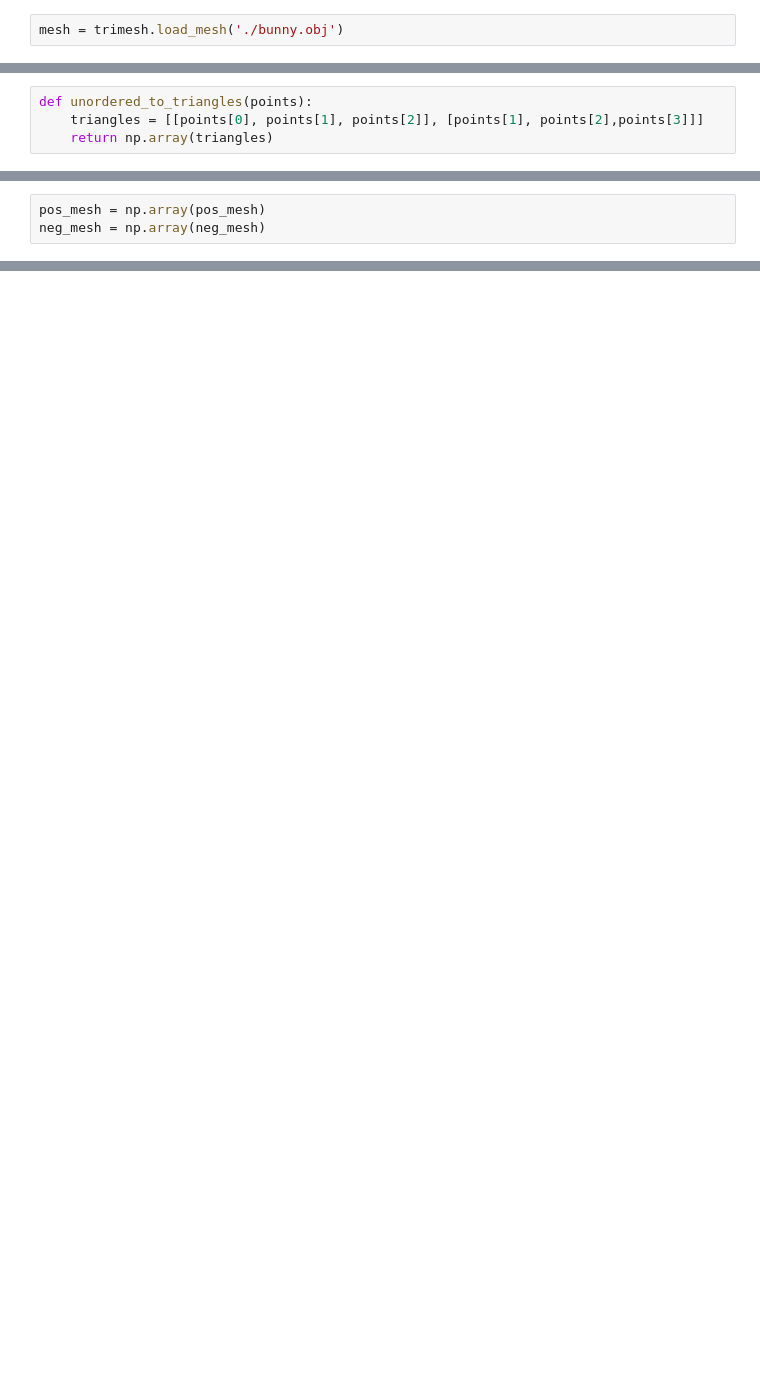
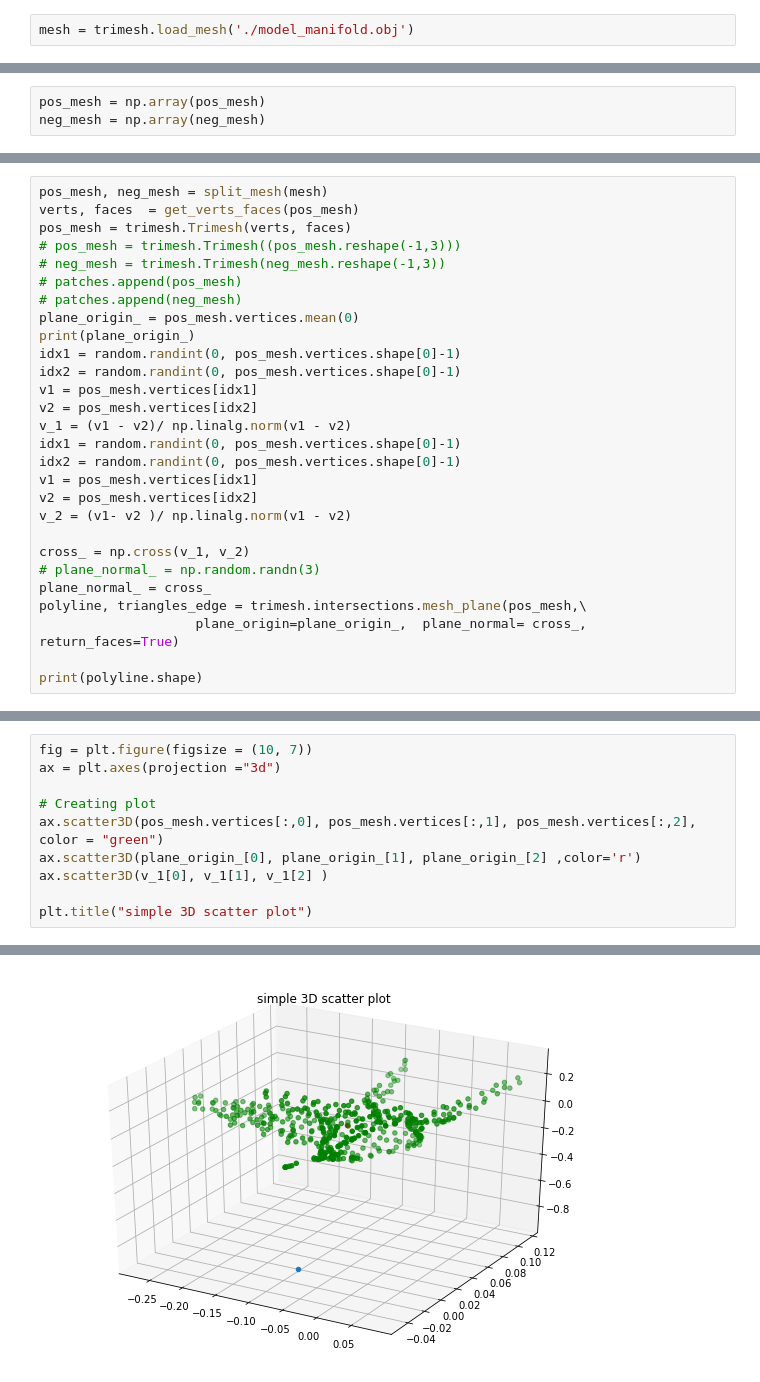
Before and after one commit to aradhyamathur/graphics_utils, a Jupyter notebook: mesh_surface_patch.ipynb, the cells around one changed output, grey strips where cells are left out. Saved outputs shown, nothing was run; the diff lists cells and outputs as text; blank space fills up the shorter version.

```diff
--- a/mesh_surface_patch.ipynb
+++ b/mesh_surface_patch.ipynb
@@ -3,2 +5,2 @@ import trimesh
 # %%
-mesh = trimesh.load_mesh('./bunny.obj')
+mesh = trimesh.load_mesh('./model_manifold.obj')
@@ -84,7 +107,3 @@ point,normal
 bbox_mesh = trimesh.Trimesh()
 bbox_mesh.vertices = bbox_verts
 bbox_mesh.faces  = bbox_tri
-# %%
-def unordered_to_triangles(points):
-    triangles = [[points[0], points[1], points[2]], [points[1], points[2],points[3]]]
-    return np.array(triangles)
@@ -169,0 +392,28 @@ Renderer(camera=PerspectiveCamera(children=(DirectionalLight(color='white', inte
+# %%
+pos_mesh, neg_mesh = split_mesh(mesh)
+verts, faces  = get_verts_faces(pos_mesh)
+pos_mesh = trimesh.Trimesh(verts, faces)
+# pos_mesh = trimesh.Trimesh((pos_mesh.reshape(-1,3)))
+# neg_mesh = trimesh.Trimesh(neg_mesh.reshape(-1,3))
+# patches.append(pos_mesh)
+# patches.append(neg_mesh)
+plane_origin_ = pos_mesh.vertices.mean(0)
+print(plane_origin_)
+idx1 = random.randint(0, pos_mesh.vertices.shape[0]-1)
+idx2 = random.randint(0, pos_mesh.vertices.shape[0]-1)
+v1 = pos_mesh.vertices[idx1]
+v2 = pos_mesh.vertices[idx2]
+v_1 = (v1 - v2)/ np.linalg.norm(v1 - v2)
+idx1 = random.randint(0, pos_mesh.vertices.shape[0]-1)
+idx2 = random.randint(0, pos_mesh.vertices.shape[0]-1)
+v1 = pos_mesh.vertices[idx1]
+v2 = pos_mesh.vertices[idx2]
+v_2 = (v1- v2 )/ np.linalg.norm(v1 - v2)
+
+cross_ = np.cross(v_1, v_2)
+# plane_normal_ = np.random.randn(3)
+plane_normal_ = cross_
+polyline, triangles_edge = trimesh.intersections.mesh_plane(pos_mesh,\
+                    plane_origin=plane_origin_,  plane_normal= cross_, return_faces=True)
+
+print(polyline.shape)
@@ -169,0 +446,11 @@ Renderer(camera=PerspectiveCamera(children=(DirectionalLight(color='white', inte
+# %%
+fig = plt.figure(figsize = (10, 7))
+ax = plt.axes(projection ="3d")
+
+# Creating plot
+ax.scatter3D(pos_mesh.vertices[:,0], pos_mesh.vertices[:,1], pos_mesh.vertices[:,2], color = "green")
+ax.scatter3D(plane_origin_[0], plane_origin_[1], plane_origin_[2] ,color='r')
+ax.scatter3D(v_1[0], v_1[1], v_1[2] )
+
+plt.title("simple 3D scatter plot")
+# %% [output]
@@ -169,0 +458 @@ Renderer(camera=PerspectiveCamera(children=(DirectionalLight(color='white', inte
+[figure, added]
```
Also changed, not shown: parts of 39 cells of this notebook, 2 other files.
